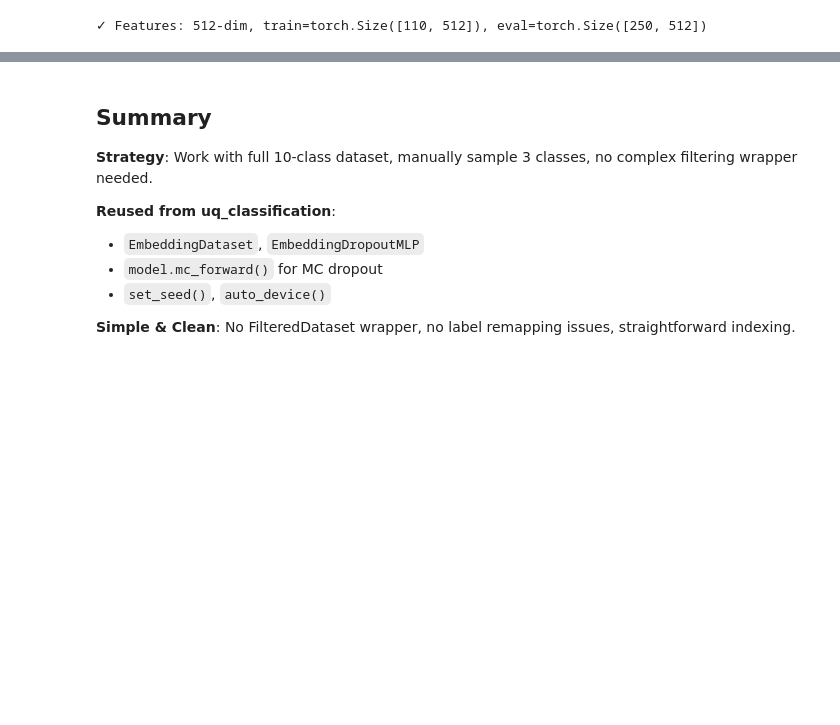
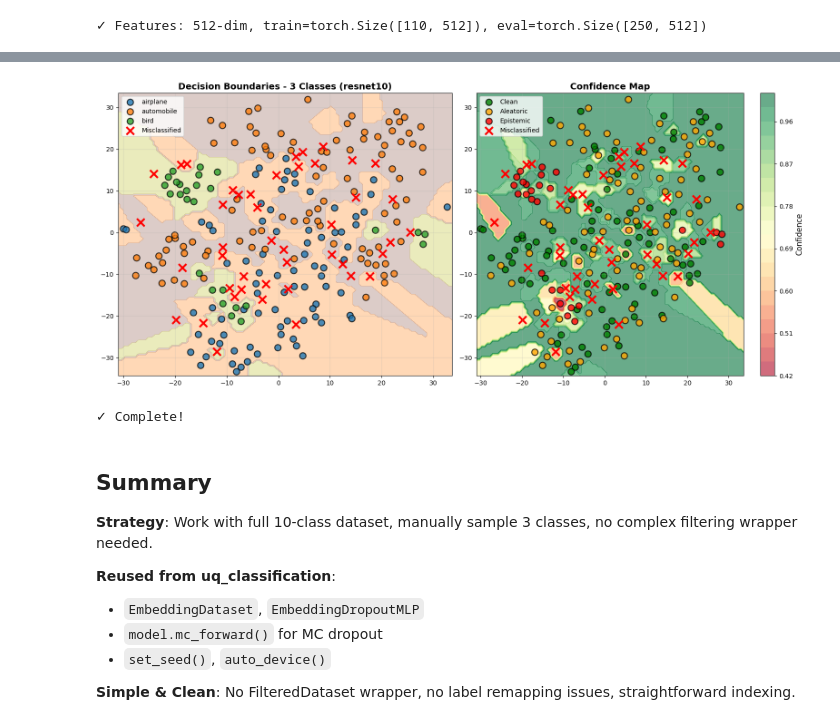
Before and after one commit to gigibot-tech/uqlab-streamlit, a Jupyter notebook: uncertainty_viz_3class.ipynb, the cells around one changed output, grey strips where cells are left out. Saved outputs shown, nothing was run; the diff lists cells and outputs as text; code cells hidden in the pictures; blank space fills up the shorter version.

```diff
--- a/uncertainty_viz_3class.ipynb
+++ b/uncertainty_viz_3class.ipynb
@@ -269,36 +283,44 @@ with torch.no_grad():
 
 Z_class = grid_preds.reshape(xx.shape)
 Z_conf = grid_conf.reshape(xx.shape)
 
 fig, axes = plt.subplots(1, 2, figsize=(16, 7))
 
-# Decision boundaries
-axes[0].contourf(xx, yy, Z_class, levels=np.arange(4)-0.5, cmap='tab10', alpha=0.3)
+# Decision boundaries - create custom colormap matching point colors
+import matplotlib.colors as mcolors
+from matplotlib import cm
+# Get the default matplotlib colors C0, C1, C2
+colors_list = [plt.cm.tab10(i) for i in range(3)]  # Use first 3 colors from tab10
+custom_cmap = mcolors.ListedColormap(colors_list)
+axes[0].contourf(xx, yy, Z_class, levels=np.arange(4)-0.5, cmap=custom_cmap, alpha=0.3)
 for cls in range(3):
     mask = (eval_clean_labels.numpy() == cls) & ~misclassified
     axes[0].scatter(eval_reduced[mask, 0], eval_reduced[mask, 1], c=f'C{cls}', s=100, edgecolors='black', linewidth=1.5, alpha=0.8, label=class_names[cls])
 if misclassified.sum() > 0:
     axes[0].scatter(eval_reduced[misclassified, 0], eval_reduced[misclassified, 1], c='red', s=150, marker='x', linewidths=3, label='Misclassified')
 axes[0].set_title(f'Decision Boundaries - 3 Classes ({FEATURE_EXTRACTOR})', fontsize=14, fontweight='bold')
 axes[0].legend()
 axes[0].grid(True, alpha=0.3)
 
 # Confidence map
-axes[1].contourf(xx, yy, Z_conf, levels=20, cmap='RdYlGn', alpha=0.6)
+axes[1].contourf(xx, yy, Z_conf, levels=20, cmap='RdYlGn_r', alpha=0.6)
 for i, (c, l) in enumerate(zip(colors, labels)):
     mask = (eval_type == i) & ~misclassified
     axes[1].scatter(eval_reduced[mask, 0], eval_reduced[mask, 1], c=c, label=l, s=100, edgecolors='black', linewidth=1.5, alpha=0.8)
 if misclassified.sum() > 0:
     axes[1].scatter(eval_reduced[misclassified, 0], eval_reduced[misclassified, 1], c='red', s=150, marker='x', linewidths=3, label='Misclassified')
 axes[1].set_title('Confidence Map', fontsize=14, fontweight='bold')
 axes[1].legend()
 cbar = plt.colorbar(axes[1].collections[0], ax=axes[1])
 cbar.set_label('Confidence', fontsize=12)
 axes[1].grid(True, alpha=0.3)
 
 plt.tight_layout()
 plt.show()
 print("✓ Complete!")
+# %% [output]
+[figure, added]
+✓ Complete!
 # %% [markdown]
 ## Summary
 
```
Also changed, not shown: parts of 4 cells of this notebook.
